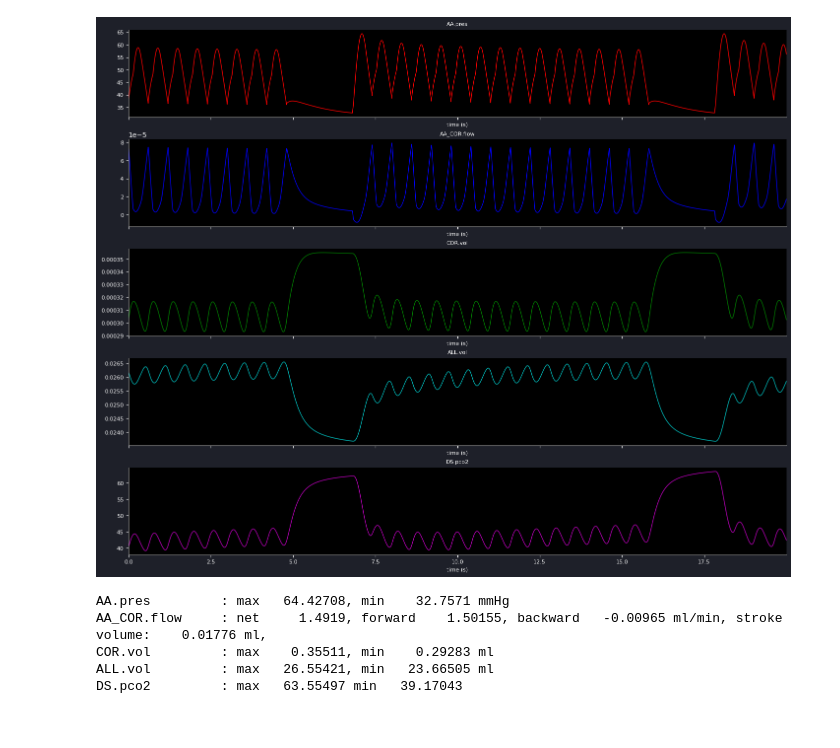
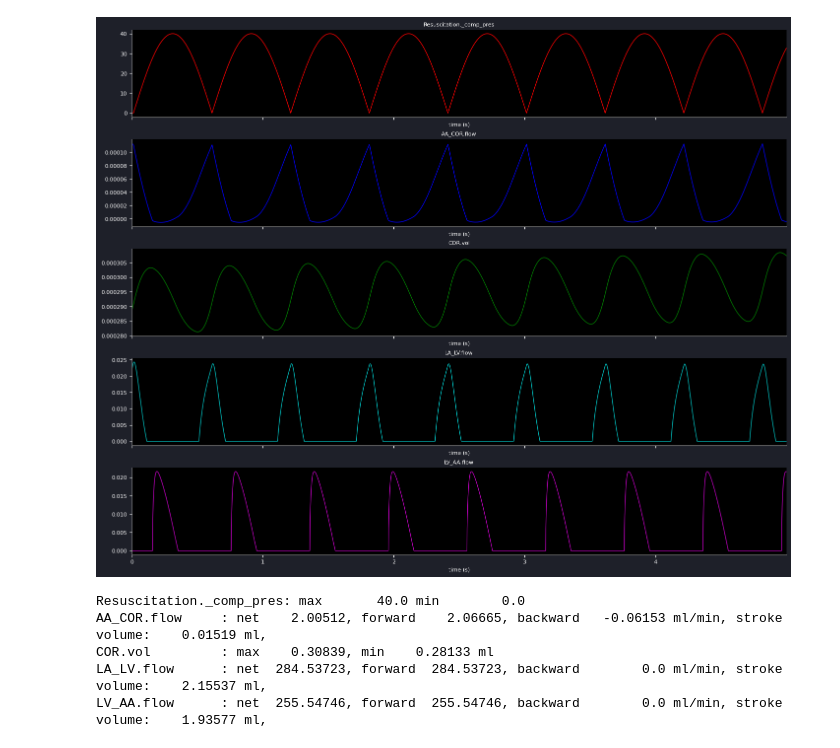
Before and after one commit to Dobutamine/explain-python, a Jupyter notebook: tutorial.ipynb, the cells around one changed output. Drawn from its saved outputs; the diff is of its cells as text; code cells hidden in the pictures.

```diff
--- a/tutorial.ipynb
+++ b/tutorial.ipynb
@@ -37,22 +37,21 @@ neo.calculate(60)
 # %%
 models["Resuscitation"].start_cpr()
-models["Resuscitation"].compressions = 15
-models["Resuscitation"].chest_comp_pres = 40
+models["Resuscitation"].chest_comp_pres = 40.0
 neo.plot_time_graph(
-    ["AA.pres", "AA_COR.flow", "COR.vol", "ALL.vol","DS.pco2"],
+    ["Resuscitation._comp_pres", "AA_COR.flow", "COR.vol","LA_LV.flow","LV_AA.flow"],
     combined=False,
     sharey=False,
     sampleinterval=0.0005,
     fill=False,
-    time_to_calculate = 20
+    time_to_calculate = 5
 )
 # %% [output]
-[figure, old version]
+[figure, new version]
-AA.pres         : max   64.42708, min    32.7571 mmHg
-AA_COR.flow     : net     1.4919, forward    1.50155, backward   -0.00965 ml/min, stroke volume:    0.01776 ml,
-COR.vol         : max    0.35511, min    0.29283 ml
-ALL.vol         : max   26.55421, min   23.66505 ml
-DS.pco2         : max   63.55497 min   39.17043
+Resuscitation._comp_pres: max       40.0 min        0.0
+AA_COR.flow     : net    2.00512, forward    2.06665, backward   -0.06153 ml/min, stroke volume:    0.01519 ml,
+COR.vol         : max    0.30839, min    0.28133 ml
+LA_LV.flow      : net  284.53723, forward  284.53723, backward        0.0 ml/min, stroke volume:    2.15537 ml,
+LV_AA.flow      : net  255.54746, forward  255.54746, backward        0.0 ml/min, stroke volume:    1.93577 ml,
 # %%
 neo.get_bloodgas("AA")
 # %%
```
Also changed, not shown: parts of 3 cells of this notebook, 3 other files.
